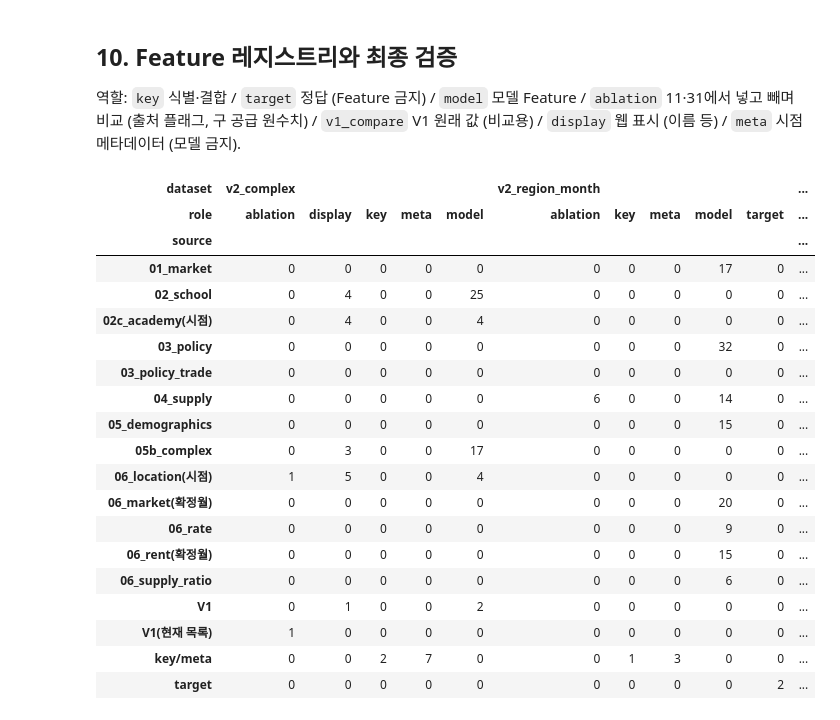
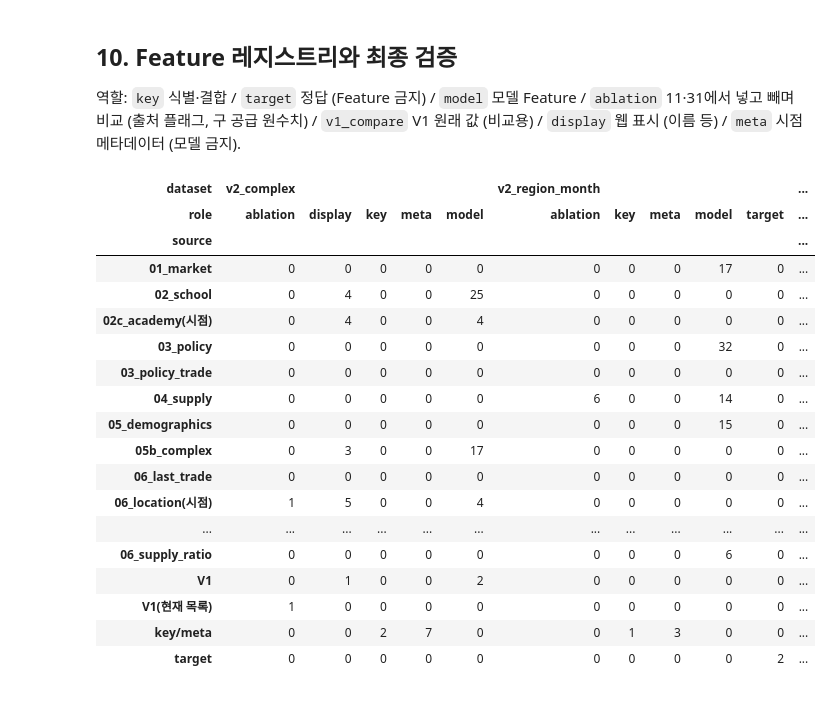
Before and after one commit to Overlay1010/apartment_price, a Jupyter notebook: notebook/v2_5year_notebook/eda/v2/06_feature_merge.ipynb, the cells around one changed output. Saved outputs shown, nothing was run; the diff lists cells and outputs as text; code cells hidden in the pictures.

```diff
--- a/notebook/v2_5year_notebook/eda/v2/06_feature_merge.ipynb
+++ b/notebook/v2_5year_notebook/eda/v2/06_feature_merge.ipynb
@@ -1311,6 +1374,8 @@ def source_of(c, dataset):
         return "02c_academy(시점)"
     if c in school.columns or c in sch.columns:
         return "02_school"
+    if c in LAST_TRADE_COLS:
+        return "06_last_trade"
     if c in policy_trade.columns or c == "예상가격_단지만":
         return "03_policy_trade"
     if c in complex_trade.columns or c in attrs.columns or c in unit_mix.columns or c.startswith(("공시_", "재건축_")):
@@ -1336,38 +1401,37 @@ def role_of(c):
     return "model"
 
 
 TIMING = {"V1": "고정(위치·물리) 또는 계약일", "V1(현재 목록)": "현재 지정 목록 — 과거 시점 미반영 (ablation)", "06_market(확정월)": "m-2월까지 실거래", "06_rent(확정월)": "m-2월까지 전월세",
-          "06_rate": "기준금리 m-1, 대출금리 m-2", "06_location(시점)": "역·출입구 개통일 ≤ 계약일, 점포 계약월 1일 영업, 주요 일자리 분기 시작+5개월 ≤ 계약일, 유치원 개원일 ≤ 계약일",
+          "06_rate": "기준금리 m-1, 대출금리 m-2", "06_last_trade": "계약일 30일 전까지 계약된 같은 단지 · 면적 중개거래", "06_location(시점)": "역·출입구 개통일 ≤ 계약일, 점포 계약월 1일 영업, 주요 일자리 분기 시작+5개월 ≤ 계약일, 유치원 개원일 ≤ 계약일",
           "01_market": "부동산원 m-2, 한은 m-1", "03_policy": "발표 < m월 1일", "03_policy_trade": "발표 < 계약일",
           "04_supply": "공표 M+1 → m=M+2", "06_supply_ratio": "공급 M+2, 재고 t년 → t+1년 8월",
           "05_demographics": "공표 M+1 → m=M+2", "02_school": "6월 이후 당해연도 학교 통계, 학원 스냅샷 기준월+3개월",
           "02c_academy(시점)": "상가정보 기준월 + 3개월 ≤ 기준일 (정상 스냅샷)",
           "05b_complex": "공시 Y년 → Y년 7월, 정비 고시일 < 계약일, 대장은 고정 속성", "target": "-", "key/meta": "-"}
 
 rows = []
 for dataset, frame in [("v2_trade", trade), ("v2_region_month", region), ("v2_complex", cx)]:
     for c in frame.columns:
         src = source_of(c, dataset)
         rows.append({"dataset": dataset, "column": c, "role": role_of(c), "source": src, "timing": TIMING.get(src, ""),
                      "dtype": str(frame[c].dtype), "na_rate": round(float(frame[c].isna().mean()), 4)})
 registry = pd.DataFrame(rows)
 display(registry.pivot_table(index="source", columns=["dataset", "role"], values="column", aggfunc="count", fill_value=0))
 # %% [output]
 | dataset | v2_complex |  |  |  |  | v2_region_month |  |  |  |  | ... |
 | role | ablation | display | key | meta | model | ablation | key | meta | model | target | ... |
 | source |  |  |  |  |  |  |  |  |  |  | ... |
 | 01_market | 0 | 0 | 0 | 0 | 0 | 0 | 0 | 0 | 17 | 0 | ... |
 | 02_school | 0 | 4 | 0 | 0 | 25 | 0 | 0 | 0 | 0 | 0 | ... |
 | 02c_academy(시점) | 0 | 4 | 0 | 0 | 4 | 0 | 0 | 0 | 0 | 0 | ... |
 | 03_policy | 0 | 0 | 0 | 0 | 0 | 0 | 0 | 0 | 32 | 0 | ... |
 | 03_policy_trade | 0 | 0 | 0 | 0 | 0 | 0 | 0 | 0 | 0 | 0 | ... |
 | 04_supply | 0 | 0 | 0 | 0 | 0 | 6 | 0 | 0 | 14 | 0 | ... |
 | 05_demographics | 0 | 0 | 0 | 0 | 0 | 0 | 0 | 0 | 15 | 0 | ... |
 | 05b_complex | 0 | 3 | 0 | 0 | 17 | 0 | 0 | 0 | 0 | 0 | ... |
+| 06_last_trade | 0 | 0 | 0 | 0 | 0 | 0 | 0 | 0 | 0 | 0 | ... |
 | 06_location(시점) | 1 | 5 | 0 | 0 | 4 | 0 | 0 | 0 | 0 | 0 | ... |
-| 06_market(확정월) | 0 | 0 | 0 | 0 | 0 | 0 | 0 | 0 | 20 | 0 | ... |
-| 06_rate | 0 | 0 | 0 | 0 | 0 | 0 | 0 | 0 | 9 | 0 | ... |
-| 06_rent(확정월) | 0 | 0 | 0 | 0 | 0 | 0 | 0 | 0 | 15 | 0 | ... |
+| ... | ... | ... | ... | ... | ... | ... | ... | ... | ... | ... | ... |
 | 06_supply_ratio | 0 | 0 | 0 | 0 | 0 | 0 | 0 | 0 | 6 | 0 | ... |
 | V1 | 0 | 1 | 0 | 0 | 2 | 0 | 0 | 0 | 0 | 0 | ... |
 | V1(현재 목록) | 1 | 0 | 0 | 0 | 0 | 0 | 0 | 0 | 0 | 0 | ... |
```
Also changed, not shown: parts of 7 cells of this notebook, 24 other files.
